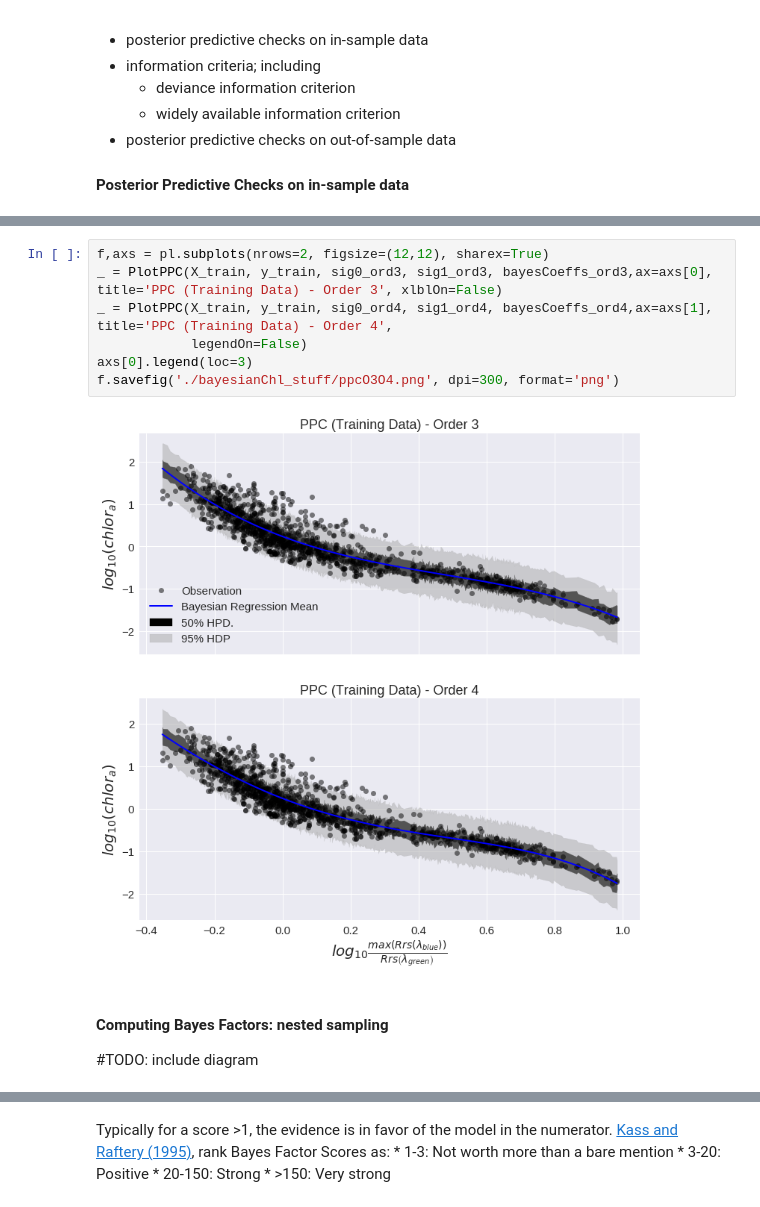
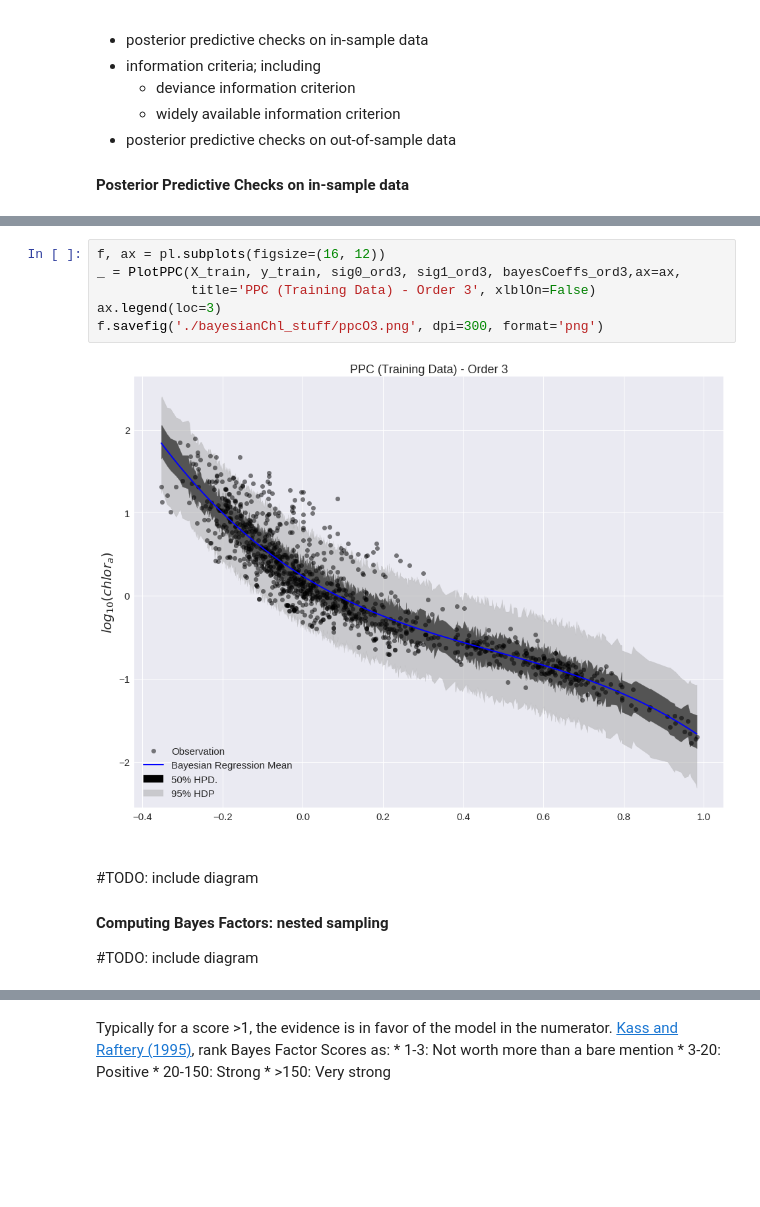
Before and after one commit to madHatter106/Presentations, a Jupyter notebook: OC4x - is a fourth degree polynomial regression really justified.ipynb, the cells around one changed output, grey strips where cells are left out. Saved outputs shown, nothing was run; the diff lists cells and outputs as text; blank space fills up the shorter version.

```diff
--- a/OC4x - is a fourth degree polynomial regression really justified.ipynb
+++ b/OC4x - is a fourth degree polynomial regression really justified.ipynb
@@ -308,13 +332,15 @@ bayesCoeffs_ord3 = [chain_ord3['a%d_3' %i].mean() for i in range(4)]
 # %%
-f,axs = pl.subplots(nrows=2, figsize=(12,12), sharex=True)
-_ = PlotPPC(X_train, y_train, sig0_ord3, sig1_ord3, bayesCoeffs_ord3,ax=axs[0], title='PPC (Training Data) - Order 3', xlblOn=False)
-_ = PlotPPC(X_train, y_train, sig0_ord4, sig1_ord4, bayesCoeffs_ord4,ax=axs[1], title='PPC (Training Data) - Order 4',
-            legendOn=False)
-axs[0].legend(loc=3)
-f.savefig('./bayesianChl_stuff/ppcO3O4.png', dpi=300, format='png')
+f, ax = pl.subplots(figsize=(16, 12))
+_ = PlotPPC(X_train, y_train, sig0_ord3, sig1_ord3, bayesCoeffs_ord3,ax=ax,
+            title='PPC (Training Data) - Order 3', xlblOn=False)
+ax.legend(loc=3)
+f.savefig('./bayesianChl_stuff/ppcO3.png', dpi=300, format='png')
 # %% [output]
-[figure, old version]
+[figure, new version]
 # %% [markdown]
+####
+#TODO: include diagram
+
 #### Computing Bayes Factors: nested sampling
 #TODO: include diagram
 # %%
```
Also changed, not shown: parts of 62 cells of this notebook, 16 other files.
